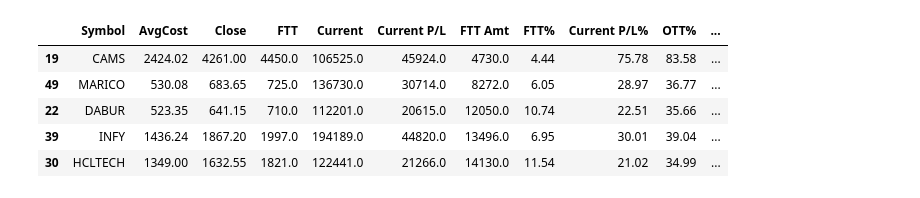
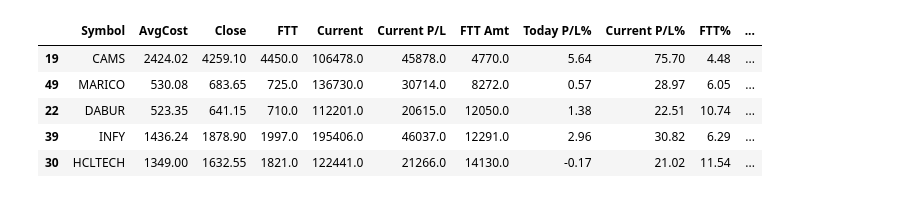
Before and after one commit to ankit-rathi/Quantvesting_v2, a Jupyter notebook: myStocks_Portfolio_Analysis.ipynb, the cells around one changed output. Saved outputs shown, nothing was run; the diff lists cells and outputs as text; code cells hidden in the pictures.

```diff
--- a/myStocks_Portfolio_Analysis.ipynb
+++ b/myStocks_Portfolio_Analysis.ipynb
@@ -354,16 +358,16 @@ cols = ['Symbol', 'FTT Amt', 'Today P/L%', 'Current P/L%', 'FTT%', 'OTT%','XIRR%
 df_portfolio_features = df_portfolio_features[cols]
 # %%
 # top 5 to sell
-cols = ['Symbol', 'AvgCost', 'Close', 'FTT', 'Current', 'Current P/L', 'FTT Amt', 'FTT%', 'Current P/L%', 'OTT%', 'XIRR%', 'RRR Ind', 'Criteria', 'Strategy', 'Category']
+cols = ['Symbol', 'AvgCost', 'Close', 'FTT', 'Current', 'Current P/L', 'FTT Amt', 'Today P/L%', 'Current P/L%', 'FTT%', 'OTT%', 'XIRR%', 'RRR Ind', 'Criteria', 'Strategy', 'Category']
 df_tmp = df_portfolio_features.sort_values(by = 'FTT Amt', ascending=True)
 df_tmp[cols].head()
 # %% [output]
-|  | Symbol | AvgCost | Close | FTT | Current | Current P/L | FTT Amt | FTT% | Current P/L% | OTT% | ... |
-| 19 | CAMS | 2424.02 | 4261.00 | 4450.0 | 106525.0 | 45924.0 | 4730.0 | 4.44 | 75.78 | 83.58 | ... |
-| 49 | MARICO | 530.08 | 683.65 | 725.0 | 136730.0 | 30714.0 | 8272.0 | 6.05 | 28.97 | 36.77 | ... |
-| 22 | DABUR | 523.35 | 641.15 | 710.0 | 112201.0 | 20615.0 | 12050.0 | 10.74 | 22.51 | 35.66 | ... |
-| 39 | INFY | 1436.24 | 1867.20 | 1997.0 | 194189.0 | 44820.0 | 13496.0 | 6.95 | 30.01 | 39.04 | ... |
-| 30 | HCLTECH | 1349.00 | 1632.55 | 1821.0 | 122441.0 | 21266.0 | 14130.0 | 11.54 | 21.02 | 34.99 | ... |
+|  | Symbol | AvgCost | Close | FTT | Current | Current P/L | FTT Amt | Today P/L% | Current P/L% | FTT% | ... |
+| 19 | CAMS | 2424.02 | 4259.10 | 4450.0 | 106478.0 | 45878.0 | 4770.0 | 5.64 | 75.70 | 4.48 | ... |
+| 49 | MARICO | 530.08 | 683.65 | 725.0 | 136730.0 | 30714.0 | 8272.0 | 0.57 | 28.97 | 6.05 | ... |
+| 22 | DABUR | 523.35 | 641.15 | 710.0 | 112201.0 | 20615.0 | 12050.0 | 1.38 | 22.51 | 10.74 | ... |
+| 39 | INFY | 1436.24 | 1878.90 | 1997.0 | 195406.0 | 46037.0 | 12291.0 | 2.96 | 30.82 | 6.29 | ... |
+| 30 | HCLTECH | 1349.00 | 1632.55 | 1821.0 | 122441.0 | 21266.0 | 14130.0 | -0.17 | 21.02 | 11.54 | ... |
 # %%
 # notebook execution time
 
```
Also changed, not shown: parts of 3 cells of this notebook.
